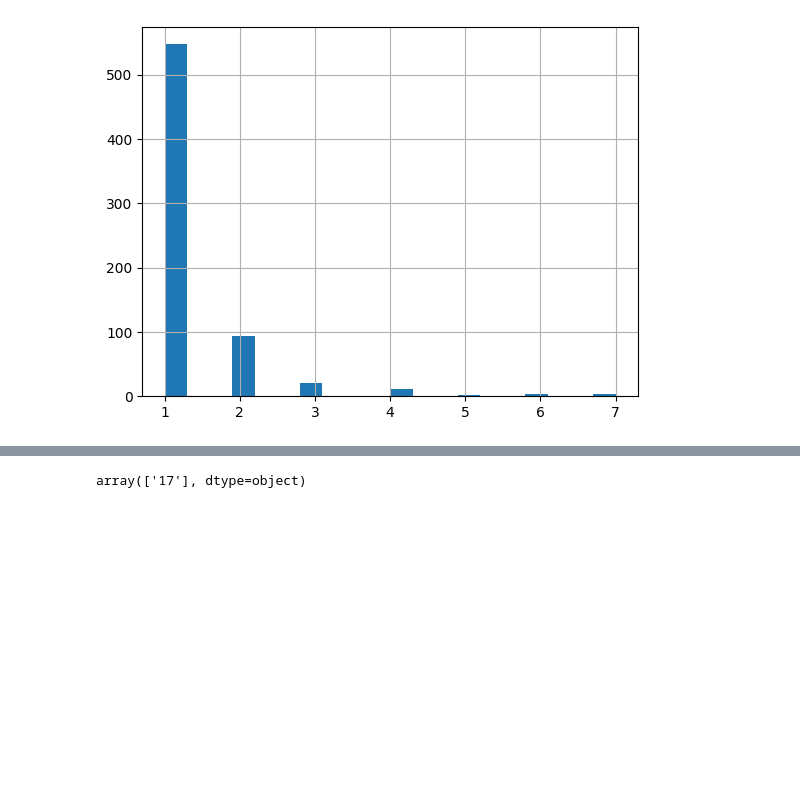
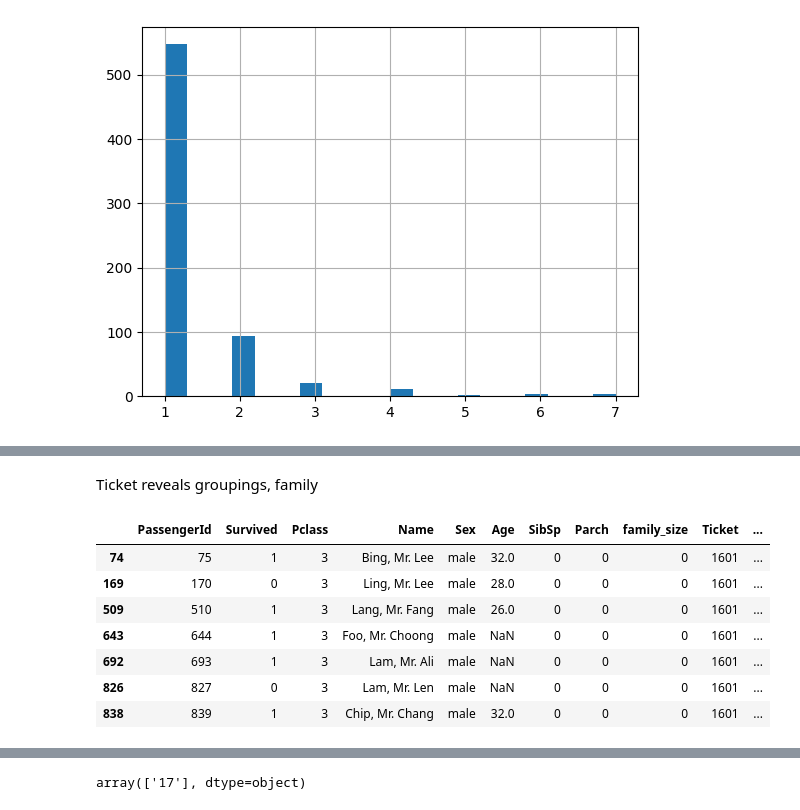
Before and after one commit to AdventurousDataScientist/TitanicSurvival, a Jupyter notebook: Titanic EDA.ipynb, the cells around one changed output, grey strips where cells are left out. Saved outputs shown, nothing was run; the diff lists cells and outputs as text; code cells hidden in the pictures; blank space fills up the shorter version.

```diff
--- a/Titanic EDA.ipynb
+++ b/Titanic EDA.ipynb
@@ -539,2 +429,0 @@ train.shape
-# %%
-train['ticket_length'] = train['ticket_prefix']
@@ -556,3 +434,5 @@ Name: Ticket, Length: 891, dtype: object
+# %%
+train['ticket_prefix'] = train['Ticket'].apply(lambda x: x.split(' ')[0] if ' ' in x else 'NONE')
 # %%
 def get_ticket_info(row):
     has_code = False
@@ -876,8 +741,6 @@ CA 2144     6
 PC 17612    1
 370376      1
 Name: count, Length: 681, dtype: int64
-# %%
-train['ticket_numeric'] = train
 # %%
 train[train['ticket_code'] == True]['Ticket']
 # %% [output]
@@ -994,0 +823,14 @@ Length: 681, dtype: int64
+# %% [markdown]
+Ticket reveals groupings, family
+# %%
+train[train['Ticket'] == '1601'][['PassengerId', 'Survived', 'Pclass', 'Name', 'Sex', 'Age', 'SibSp',
+       'Parch', 'family_size','Ticket', 'Fare', 'Cabin', 'Embarked']]
+# %% [output]
+|  | PassengerId | Survived | Pclass | Name | Sex | Age | SibSp | Parch | family_size | Ticket | ... |
+| 74 | 75 | 1 | 3 | Bing, Mr. Lee | male | 32.0 | 0 | 0 | 0 | 1601 | ... |
+| 169 | 170 | 0 | 3 | Ling, Mr. Lee | male | 28.0 | 0 | 0 | 0 | 1601 | ... |
+| 509 | 510 | 1 | 3 | Lang, Mr. Fang | male | 26.0 | 0 | 0 | 0 | 1601 | ... |
+| 643 | 644 | 1 | 3 | Foo, Mr. Choong | male | NaN | 0 | 0 | 0 | 1601 | ... |
+| 692 | 693 | 1 | 3 | Lam, Mr. Ali | male | NaN | 0 | 0 | 0 | 1601 | ... |
+| 826 | 827 | 0 | 3 | Lam, Mr. Len | male | NaN | 0 | 0 | 0 | 1601 | ... |
+| 838 | 839 | 1 | 3 | Chip, Mr. Chang | male | 32.0 | 0 | 0 | 0 | 1601 | ... |
```
Also changed, not shown: parts of 140 cells of this notebook.
